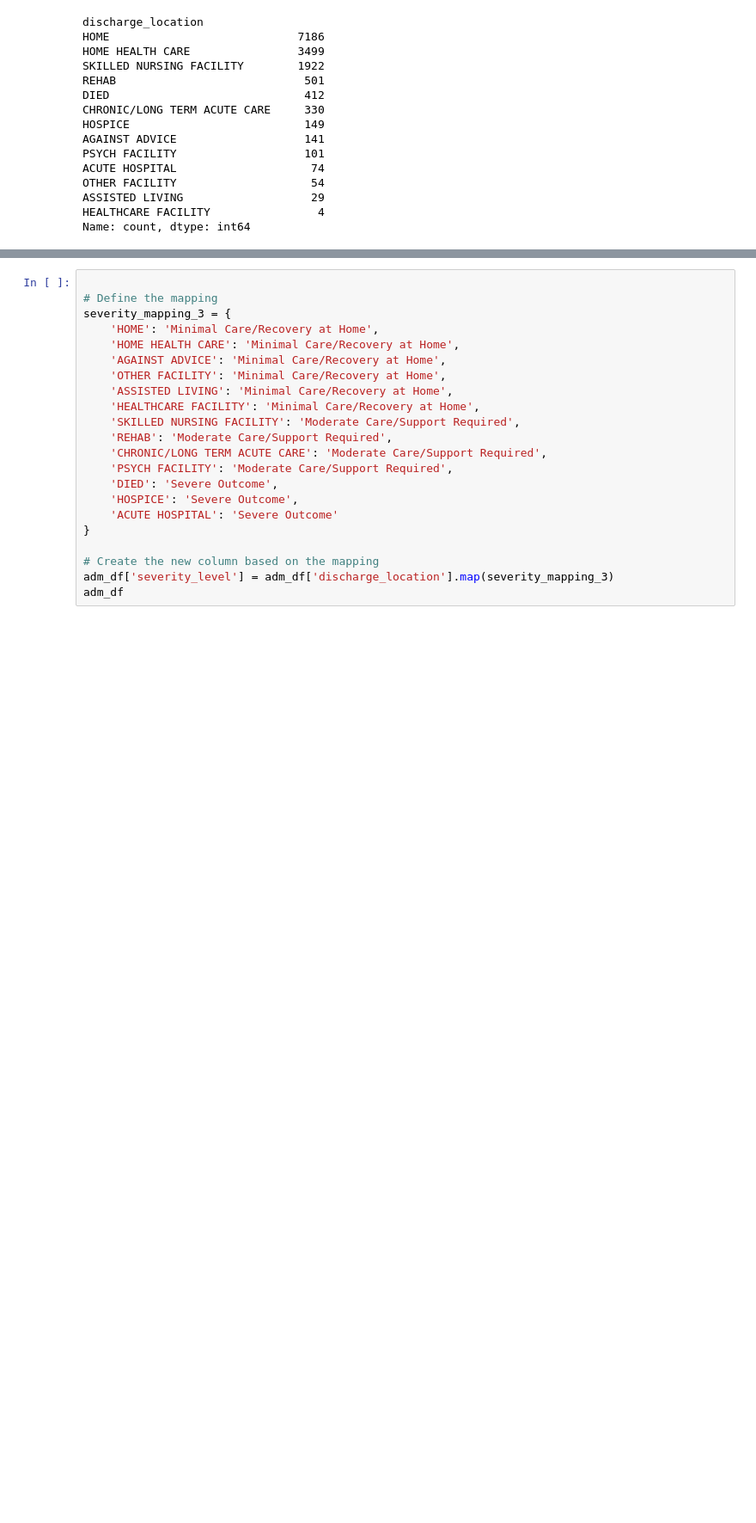
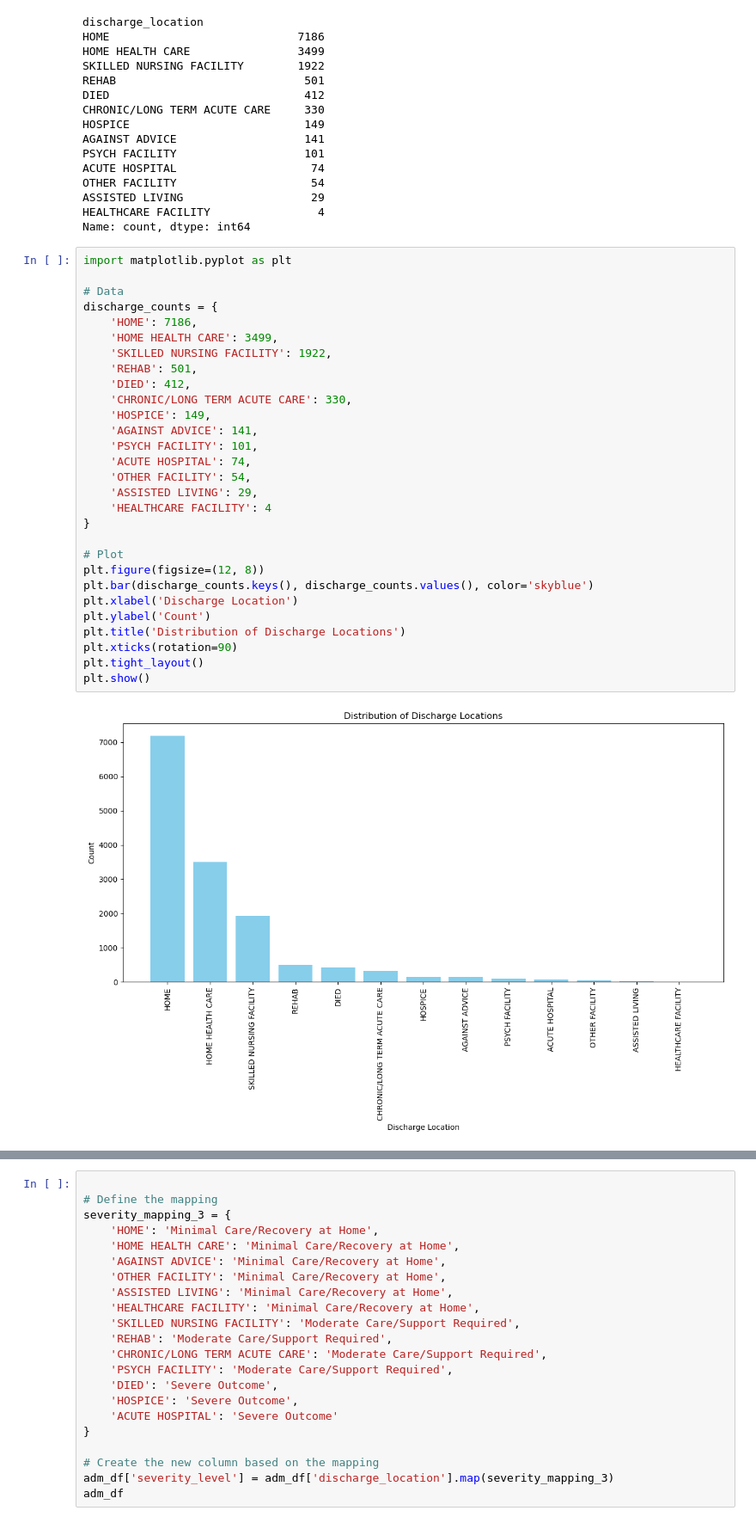
Before and after one commit to vrothenbergUCSD/CSE291Project, a Jupyter notebook: discharge_training_text.ipynb, the cells around one changed output, grey strips where cells are left out. Shown: that part at 86% size. Drawn from its saved outputs; the diff is of its cells as text; blank space fills up the shorter version.

```diff
--- a/discharge_training_text.ipynb
+++ b/discharge_training_text.ipynb
@@ -22,3 +22,34 @@ OTHER FACILITY                    54
 ASSISTED LIVING                   29
 HEALTHCARE FACILITY                4
 Name: count, dtype: int64
+# %%
+import matplotlib.pyplot as plt
+
+# Data
+discharge_counts = {
+    'HOME': 7186,
+    'HOME HEALTH CARE': 3499,
+    'SKILLED NURSING FACILITY': 1922,
+    'REHAB': 501,
+    'DIED': 412,
+    'CHRONIC/LONG TERM ACUTE CARE': 330,
+    'HOSPICE': 149,
+    'AGAINST ADVICE': 141,
+    'PSYCH FACILITY': 101,
+    'ACUTE HOSPITAL': 74,
+    'OTHER FACILITY': 54,
+    'ASSISTED LIVING': 29,
+    'HEALTHCARE FACILITY': 4
+}
+
+# Plot
+plt.figure(figsize=(12, 8))
+plt.bar(discharge_counts.keys(), discharge_counts.values(), color='skyblue')
+plt.xlabel('Discharge Location')
+plt.ylabel('Count')
+plt.title('Distribution of Discharge Locations')
+plt.xticks(rotation=90)
+plt.tight_layout()
+plt.show()
+# %% [output]
+[figure, added]
```
Also changed, not shown: parts of 6 cells of this notebook, 4 other files.
